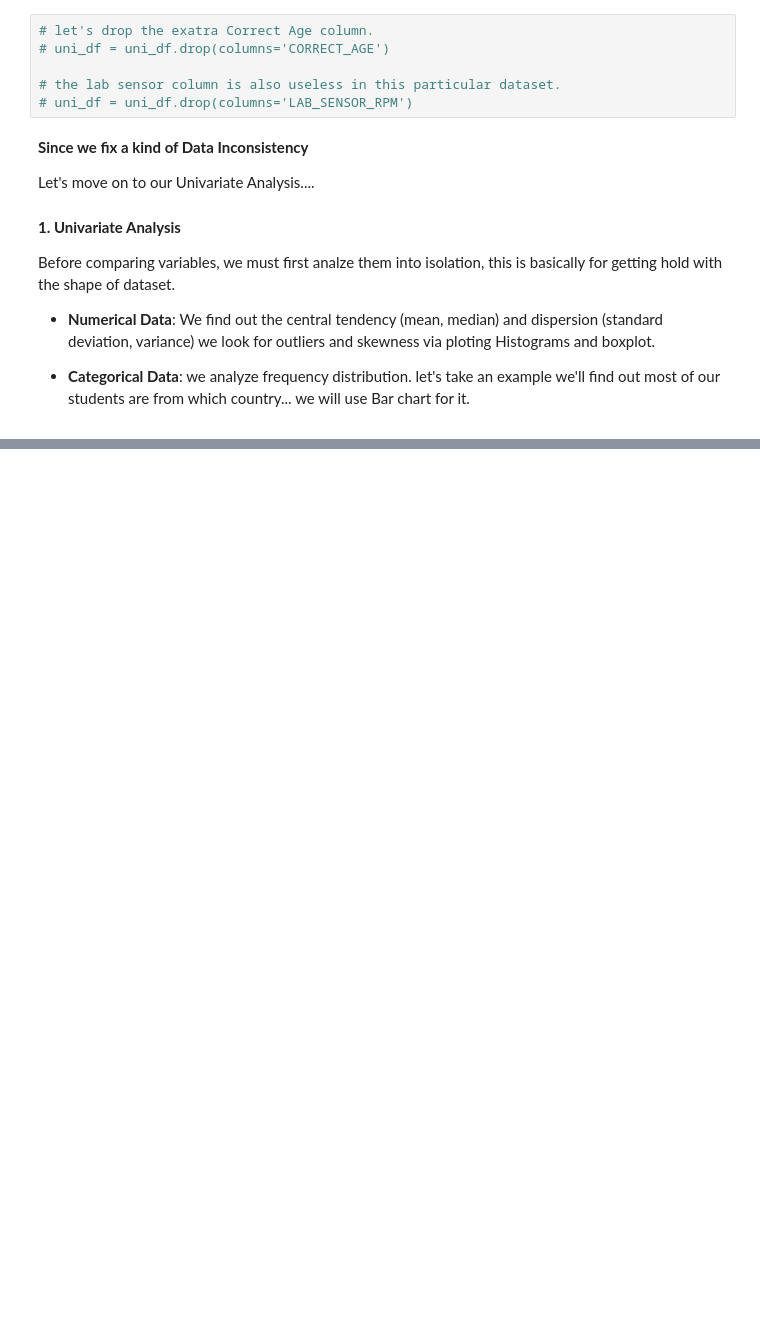
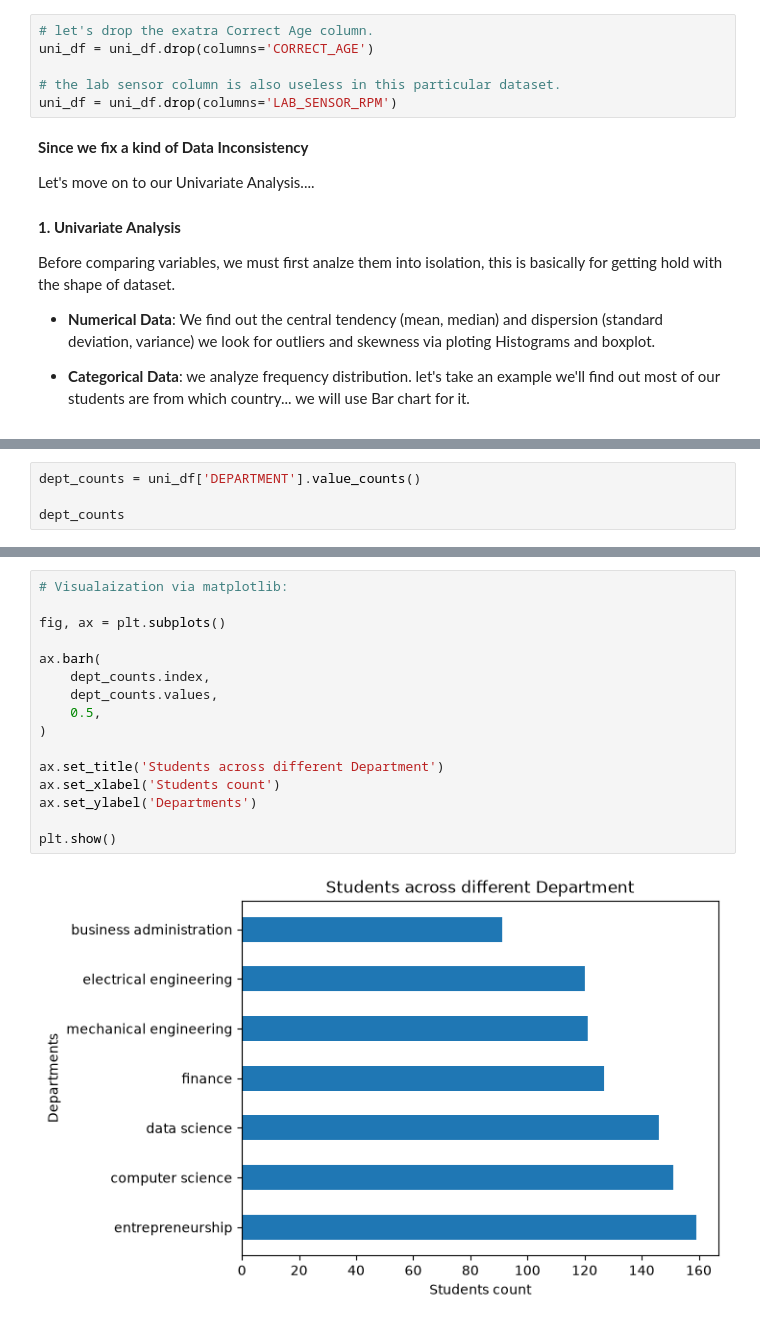
Before and after one commit to sohail-ansari0023/Becoming-A-Data-Analyst, a Jupyter notebook: Exploratory_Data_Analysis/Analytical_Notebooks/EDA_on_university_dataset.ipynb, the cells around one changed output, grey strips where cells are left out. Cells and saved outputs as stored; diff of their text form; blank space fills up the shorter version.

```diff
--- a/Exploratory_Data_Analysis/Analytical_Notebooks/EDA_on_university_dataset.ipynb
+++ b/Exploratory_Data_Analysis/Analytical_Notebooks/EDA_on_university_dataset.ipynb
@@ -95,10 +94,10 @@ uni_df.head()
 | 4 | STU00243 | Anjali Young | 2024-03-16 | 1989-09-22 | 37 | business administration | UAE | anjali.young243@outlook.com | ... |
 # %%
 # let's drop the exatra Correct Age column.
-# uni_df = uni_df.drop(columns='CORRECT_AGE')
+uni_df = uni_df.drop(columns='CORRECT_AGE')
 
 # the lab sensor column is also useless in this particular dataset.
-# uni_df = uni_df.drop(columns='LAB_SENSOR_RPM')
+uni_df = uni_df.drop(columns='LAB_SENSOR_RPM')
 # %% [markdown]
 **Since we fix a kind of Data Inconsistency**
 
@@ -157,0 +162,4 @@ NameError: name 'sns' is not defined
+# %%
+dept_counts = uni_df['DEPARTMENT'].value_counts()
+
+dept_counts
@@ -157,0 +176,18 @@ NameError: name 'sns' is not defined
+# %%
+# Visualaization via matplotlib:
+
+fig, ax = plt.subplots()
+
+ax.barh(
+    dept_counts.index,
+    dept_counts.values,
+    0.5,
+)
+
+ax.set_title('Students across different Department')
+ax.set_xlabel('Students count')
+ax.set_ylabel('Departments')
+
+plt.show()
+# %% [output]
+[figure, added]
```
Also changed, not shown: parts of 55 cells of this notebook.
